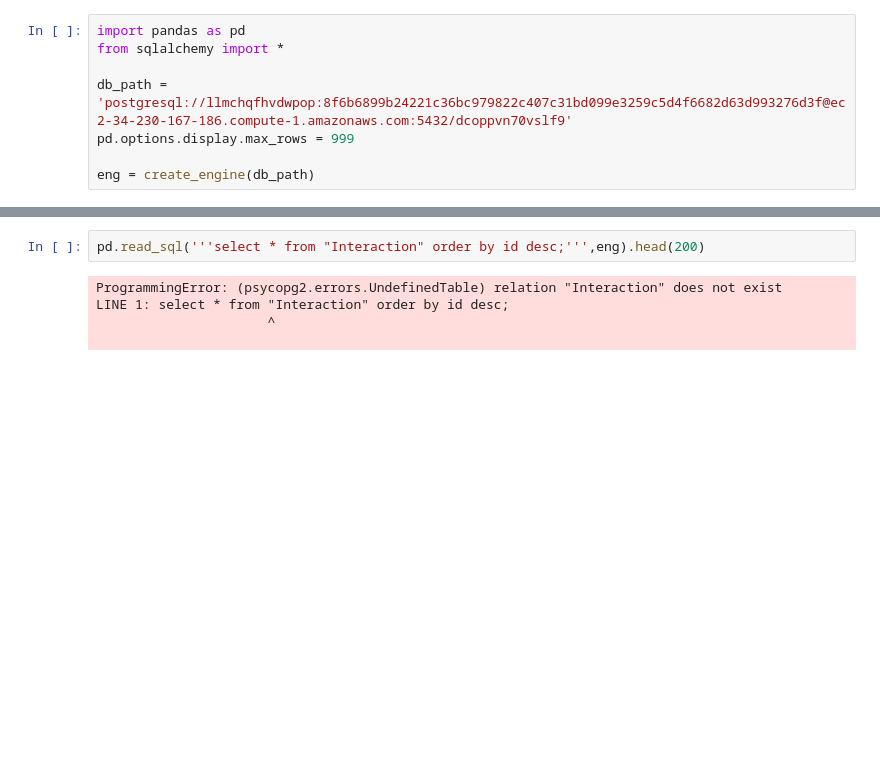
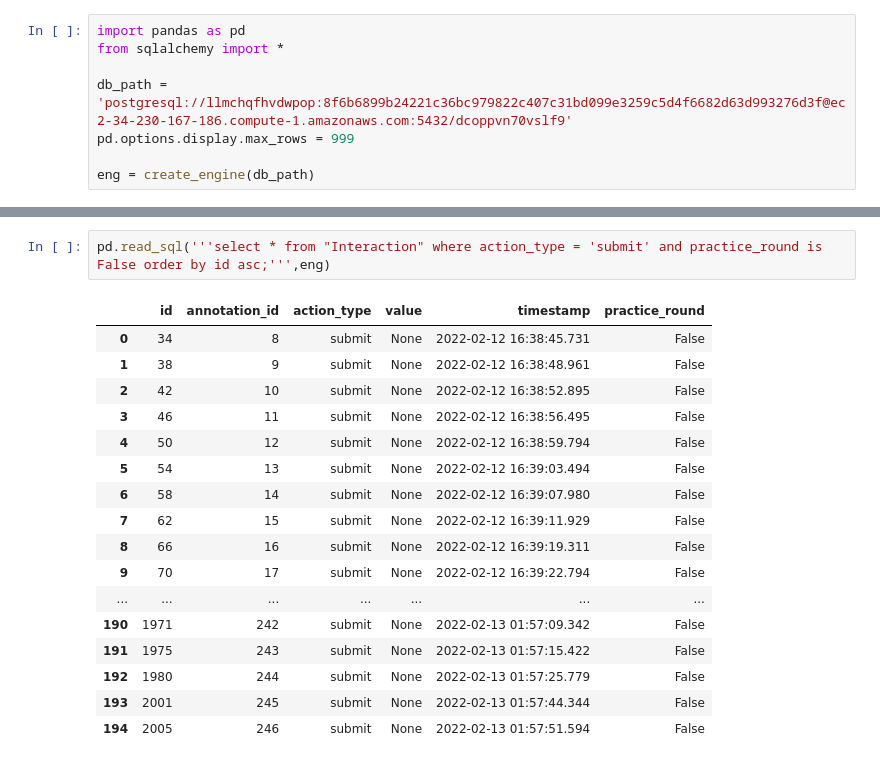
Before and after one commit to ANNIZHENG/Annotation-Interface-Noise-Burst, a Jupyter notebook: database/db.ipynb, the cells around one changed output, grey strips where cells are left out. Drawn from its saved outputs; the diff is of its cells as text; blank space fills up the shorter version.

```diff
--- a/database/db.ipynb
+++ b/database/db.ipynb
@@ -23,10 +49,23 @@ LINE 1: select * from "Annotation" where survey_id = '6d6871a6-12af-...
 # %%
-pd.read_sql('''select * from "Interaction" order by id desc;''',eng).head(200)
+pd.read_sql('''select * from "Interaction" where action_type = 'submit' and practice_round is False order by id asc;''',eng)
 # %% [output]
-ProgrammingError: (psycopg2.errors.UndefinedTable) relation "Interaction" does not exist
-LINE 1: select * from "Interaction" order by id desc;
-                      ^
-
+|  | id | annotation_id | action_type | value | timestamp | practice_round |
+| 0 | 34 | 8 | submit | None | 2022-02-12 16:38:45.731 | False |
+| 1 | 38 | 9 | submit | None | 2022-02-12 16:38:48.961 | False |
+| 2 | 42 | 10 | submit | None | 2022-02-12 16:38:52.895 | False |
+| 3 | 46 | 11 | submit | None | 2022-02-12 16:38:56.495 | False |
+| 4 | 50 | 12 | submit | None | 2022-02-12 16:38:59.794 | False |
+| 5 | 54 | 13 | submit | None | 2022-02-12 16:39:03.494 | False |
+| 6 | 58 | 14 | submit | None | 2022-02-12 16:39:07.980 | False |
+| 7 | 62 | 15 | submit | None | 2022-02-12 16:39:11.929 | False |
+| 8 | 66 | 16 | submit | None | 2022-02-12 16:39:19.311 | False |
+| 9 | 70 | 17 | submit | None | 2022-02-12 16:39:22.794 | False |
+| ... | ... | ... | ... | ... | ... | ... |
+| 190 | 1971 | 242 | submit | None | 2022-02-13 01:57:09.342 | False |
+| 191 | 1975 | 243 | submit | None | 2022-02-13 01:57:15.422 | False |
+| 192 | 1980 | 244 | submit | None | 2022-02-13 01:57:25.779 | False |
+| 193 | 2001 | 245 | submit | None | 2022-02-13 01:57:44.344 | False |
+| 194 | 2005 | 246 | submit | None | 2022-02-13 01:57:51.594 | False |
 # %%
 pd.read_sql('''select * from "Location" order by id desc;''',eng).head(100)
 # %% [output]
```
Also changed, not shown: parts of 4 cells of this notebook, 7 other files.
